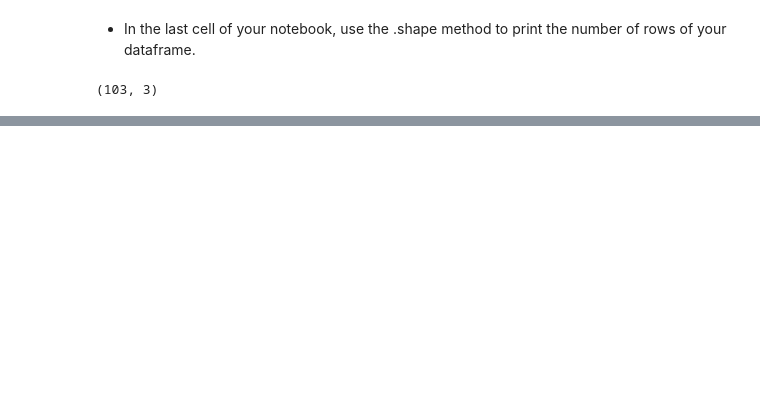
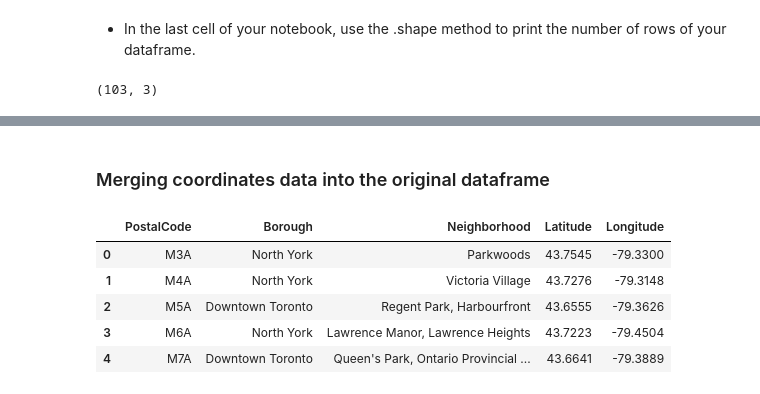
Before and after one commit to danilodn/Coursera_Capstone, a Jupyter notebook: Capstone.ipynb, the cells around one changed output, grey strips where cells are left out. Cells and saved outputs as stored; diff of their text form; code cells hidden in the pictures; blank space fills up the shorter version.

```diff
--- a/Capstone.ipynb
+++ b/Capstone.ipynb
@@ -207,0 +284,13 @@ df.shape
+# %% [markdown]
+### Merging coordinates data into the original dataframe
+# %%
+# Merging both DataFrames on the same postal code
+df_coords = pd.merge(df, df1, on='PostalCode')
+df_coords.head()
+# %% [output]
+|  | PostalCode | Borough | Neighborhood | Latitude | Longitude |
+| 0 | M3A | North York | Parkwoods | 43.7545 | -79.3300 |
+| 1 | M4A | North York | Victoria Village | 43.7276 | -79.3148 |
+| 2 | M5A | Downtown Toronto | Regent Park, Harbourfront | 43.6555 | -79.3626 |
+| 3 | M6A | North York | Lawrence Manor, Lawrence Heights | 43.7223 | -79.4504 |
+| 4 | M7A | Downtown Toronto | Queen's Park, Ontario Provincial ... | 43.6641 | -79.3889 |
```
Also changed, not shown: parts of 9 cells of this notebook.
